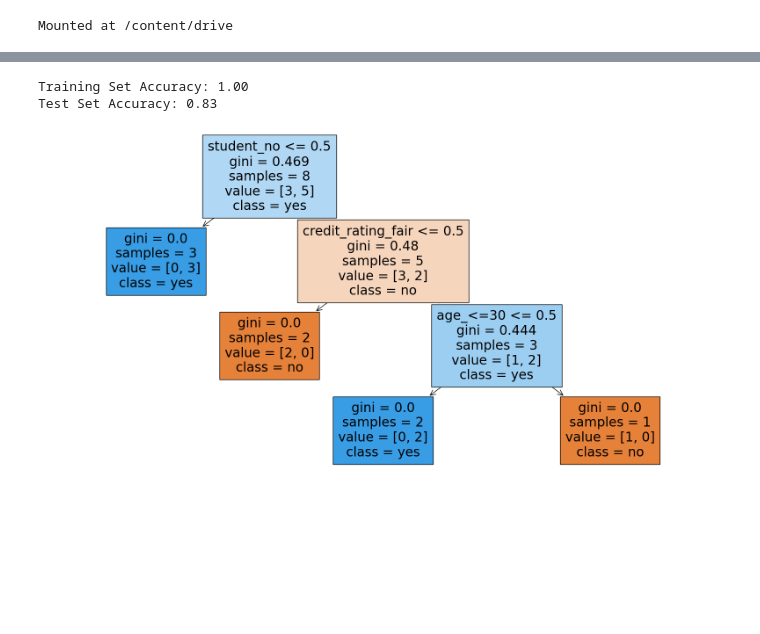
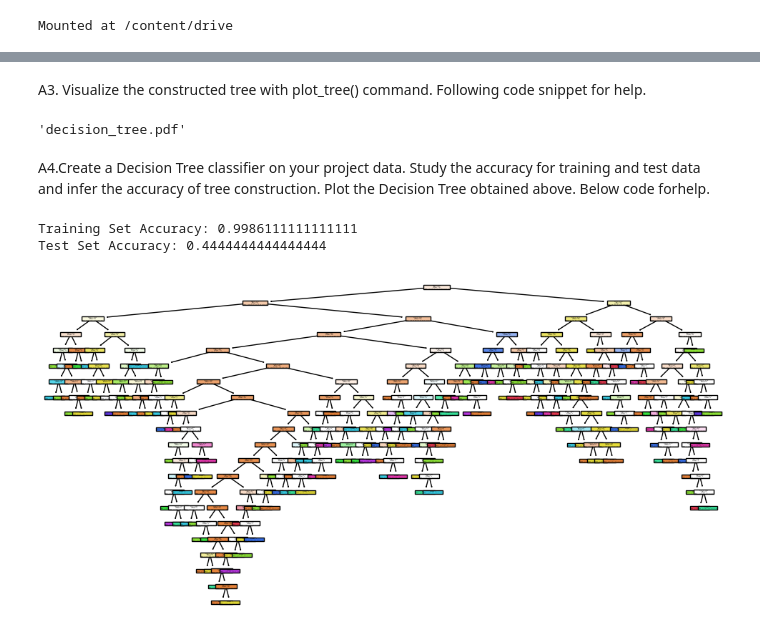
Before and after one commit to yadukul/ML-Lab, a Jupyter notebook: Lab 4.ipynb, the cells around one changed output, grey strips where cells are left out. Saved outputs shown, nothing was run; the diff lists cells and outputs as text; code cells hidden in the pictures; blank space fills up the shorter version.

```diff
--- a/Lab 4.ipynb
+++ b/Lab 4.ipynb
@@ -86,40 +119,38 @@ plt.show()
+# %% [markdown]
+A3. Visualize the constructed tree with plot_tree() command. Following code snippet for help.
+# %%
+import graphviz #plotting graphs we need this module
+model.fit(X_train, Y_train)
+dot_data = tree.export_graphviz(model, out_file=None, filled=True)
+graph = graphviz.Source(dot_data)
+graph.render("decision_tree")  # Save the decision tree as a PDF file
+graph.view()  # Open the decision tree in a viewer
+# %% [output]
+'decision_tree.pdf'
+# %% [markdown]
+A4.Create a Decision Tree classifier on your project data. Study the accuracy for training and test data and infer the accuracy of tree construction. Plot the Decision Tree obtained above. Below code forhelp.
 # %%
-import pandas as pd
-import matplotlib.pyplot as plt
-from sklearn.tree import DecisionTreeClassifier, plot_tree
-from sklearn.model_selection import train_test_split
-from sklearn.metrics import accuracy_score
-
-
-# Perform one-hot encoding to convert categorical data into numerical
-data_encoded = pd.get_dummies(data.drop(columns=['buys_computer']))
-
-# Define your features (X) and target (y)
-X = data_encoded
-y = data['buys_computer']
-
-# Split your data into training and test sets
-X_train, X_test, y_train, y_test = train_test_split(X, y, test_size=0.4, random_state=42)
-
-# Create a Decision Tree classifier
+from sklearn.tree import DecisionTreeClassifier
+df1=pd.read_excel(r"/content/embeddingsdata.xlsx")
+df=pd.DataFrame(df1)
+X=df.drop('Label',axis=1)
+Y=df['Label']
+X_train,X_test,Y_train,Y_test = train_test_split(X,Y,test_size=0.2)
+# Create the Decision Tree classifier
 model = DecisionTreeClassifier()
-
-# Fit the model to the training data
-model.fit(X_train, y_train)
-
-# Calculate and print the training set accuracy
-train_accuracy = model.score(X_train, y_train)
-print(f"Training Set Accuracy: {train_accuracy:.2f}")
-
-# Calculate and print the test set accuracy
-test_accuracy = model.score(X_test, y_test)
-print(f"Test Set Accuracy: {test_accuracy:.2f}")
-
+# Fit the model on the training data
+model.fit(X_train, Y_train)
+# Calculate the accuracy for the training set
+train_accuracy = model.score(X_train, Y_train)
+print("Training Set Accuracy:", train_accuracy)
+# Calculate the accuracy for the test set
+test_accuracy = model.score(X_test,Y_test)
+print("Test Set Accuracy:", test_accuracy)
 # Plot the Decision Tree
-plt.figure(figsize=(20, 10))
-plot_tree(model, filled=True, feature_names=X.columns, class_names=model.classes_)
+plt.figure(figsize=(12, 6))
+tree.plot_tree(model, filled=True)
 plt.show()
 # %% [output]
-Training Set Accuracy: 1.00
-Test Set Accuracy: 0.83
+Training Set Accuracy: 0.9986111111111111
+Test Set Accuracy: 0.4444444444444444
-[figure, old version]
+[figure, new version]
```
Also changed, not shown: parts of 18 cells of this notebook.
